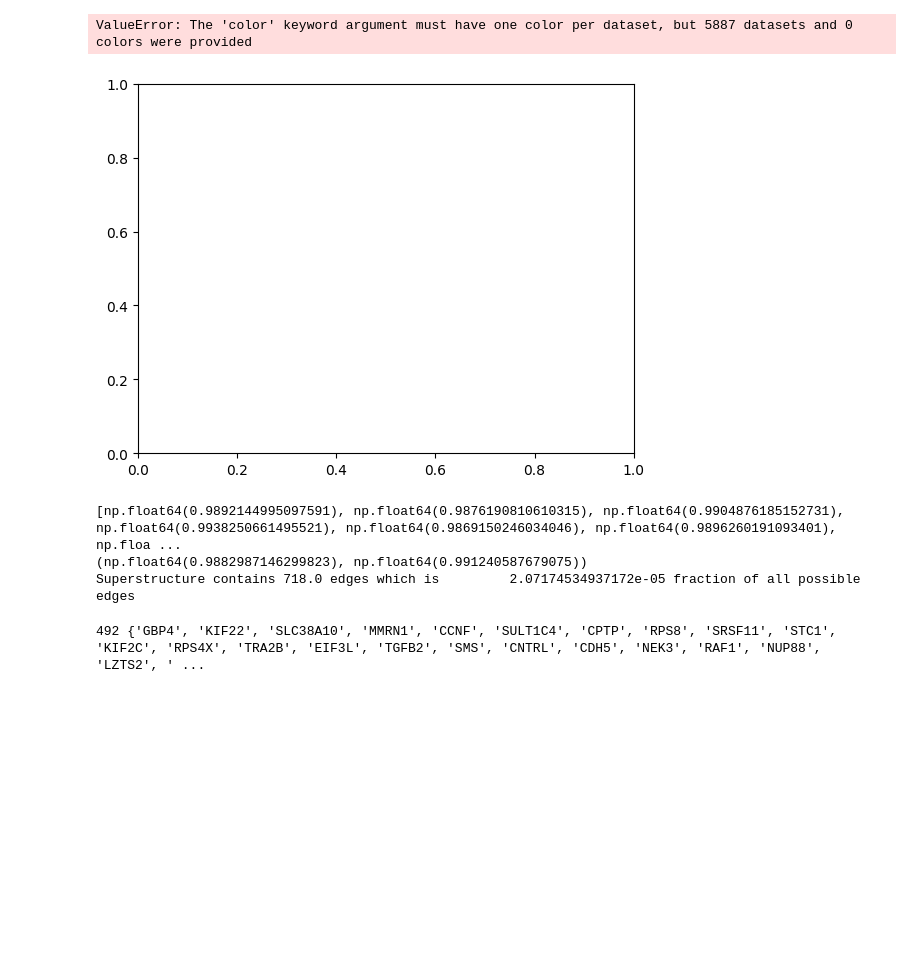
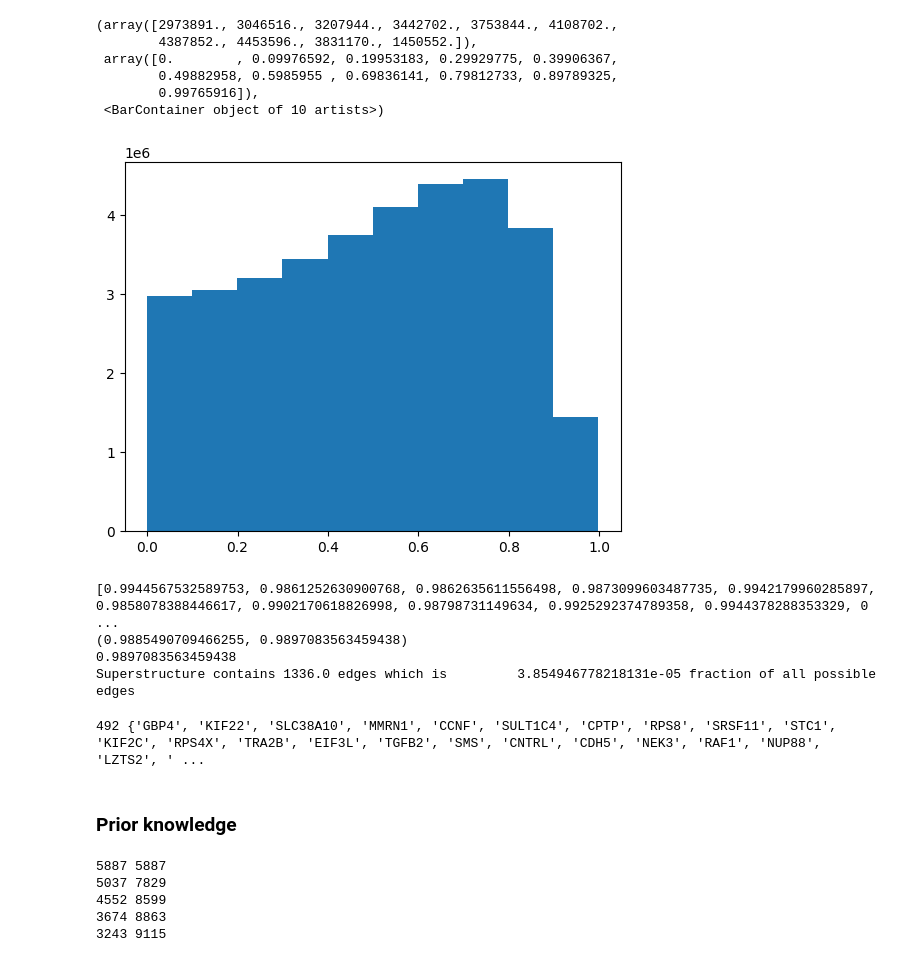
Before and after one commit to shahashka/lucid_cd, a Jupyter notebook: data/superstructure.ipynb, the cells around one changed output. Saved outputs shown, nothing was run; the diff lists cells and outputs as text; code cells hidden in the pictures; blank space fills up the shorter version.

```diff
--- a/data/superstructure.ipynb
+++ b/data/superstructure.ipynb
@@ -48,37 +40,39 @@ Name: radiation, dtype: float64
-# %%
-plt.hist(corr_mat, bins=np.arange(-1, 1, 0.1), color=[])
-# %% [output]
-ValueError: The 'color' keyword argument must have one color per dataset, but 5887 datasets and 0 colors were provided
-[figure, removed]
+# %%
+plt.hist(adjacency.flatten())
+# %% [output]
+(array([2973891., 3046516., 3207944., 3442702., 3753844., 4108702.,
+        4387852., 4453596., 3831170., 1450552.]),
+ array([0.        , 0.09976592, 0.19953183, 0.29929775, 0.39906367,
+        0.49882958, 0.5985955 , 0.69836141, 0.79812733, 0.89789325,
+        0.99765916]),
+ <BarContainer object of 10 artists>)
+[figure, added]
 # %%
 random_corr_coef = []
-for i in range(10):
+for i in range(100):
     shuffled_array = df_gene_expression.values
-    [np.random.shuffle(x) for x in shuffled_array]
+    [np.random.shuffle(x) for x in shuffled_array.T]
     shuffled_final_data_set = pd.DataFrame(data=shuffled_array)
-    #sns.heatmap(shuffled_final_data_set, ax=data_ax)
     shuffle_corr_mat = shuffled_final_data_set.corr('pearson', numeric_only=True).to_numpy()
     np.fill_diagonal(shuffle_corr_mat, 0)
-    # print(np.max(np.abs(shuffle_corr_mat)))
-    #sns.heatmap(shuffle_corr_mat, ax=corr_ax)
     assert(np.max(np.abs(shuffle_corr_mat)) < np.max(np.abs(corr_mat)))
-    #plt.hist(shuffle_corr_mat, bins=np.arange(-1, 1, 0.1))
     random_corr_coef.append(np.max(np.abs(shuffle_corr_mat)))
 print(random_corr_coef)
-ci_interval = st.t.interval(0.95, len(random_corr_coef)-1,
+ci_interval = st.t.interval(0.9, len(random_corr_coef)-1,
                             loc=np.mean(random_corr_coef),
                             scale=st.sem(random_corr_coef))
 print(ci_interval)
 cutoff = ci_interval[1]
-
-corr_mat[np.abs(corr_mat)<=cutoff] = 0
-corr_mat[np.abs(corr_mat)>cutoff] = 1
-print(f"Superstructure contains {np.sum(corr_mat)} edges which is \
-        {np.sum(corr_mat)/(corr_mat.shape[1]**2)} fraction of all possible edges")
+print(cutoff)
+adjacency[np.abs(adjacency)<=cutoff] = 0
+adjacency[np.abs(adjacency)>cutoff] = 1
+print(f"Superstructure contains {np.sum(adjacency)} edges which is \
+        {np.sum(adjacency)/(adjacency.shape[1]**2)} fraction of all possible edges")
 # %% [output]
-[np.float64(0.9892144995097591), np.float64(0.9876190810610315), np.float64(0.9904876185152731), np.float64(0.9938250661495521), np.float64(0.9869150246034046), np.float64(0.9896260191093401), np.floa ...
-(np.float64(0.9882987146299823), np.float64(0.991240587679075))
-Superstructure contains 718.0 edges which is         2.07174534937172e-05 fraction of all possible edges
+[0.9944567532589753, 0.9861252630900768, 0.9862635611556498, 0.9873099603487735, 0.9942179960285897, 0.9858078388446617, 0.9902170618826998, 0.98798731149634, 0.9925292374789358, 0.9944378288353329, 0 ...
+(0.9885490709466255, 0.9897083563459438)
+0.9897083563459438
+Superstructure contains 1336.0 edges which is         3.854946778218131e-05 fraction of all possible edges
 # %%
 skeleton = [(i,j) for (i,j) in itertools.product(range(num_genes), range(num_genes)) if corr_mat[i,j] ==1]
 genes = set()
@@ -91,3 +85,5 @@ for (i,j) in skeleton:
 #print(len(genes), genes)
 # %% [output]
 492 {'GBP4', 'KIF22', 'SLC38A10', 'MMRN1', 'CCNF', 'SULT1C4', 'CPTP', 'RPS8', 'SRSF11', 'STC1', 'KIF2C', 'RPS4X', 'TRA2B', 'EIF3L', 'TGFB2', 'SMS', 'CNTRL', 'CDH5', 'NEK3', 'RAF1', 'NUP88', 'LZTS2', ' ...
+# %% [markdown]
+### Prior knowledge
@@ -93,0 +96,14 @@ for (i,j) in skeleton:
+# %%
+overlapping_genes = set(df_A.columns.values)
+all_genes = set(df_A.columns.values)
+print(len(overlapping_genes), len(all_genes))
+for data in [df_B, df_C, df_D, df_E]:
+    overlapping_genes = overlapping_genes.intersection(data.columns.values)
+    all_genes = all_genes.union(data.columns.values)
+    print(len(overlapping_genes), len(all_genes))
+# %% [output]
+5887 5887
+5037 7829
+4552 8599
+3674 8863
+3243 9115
```
Also changed, not shown: parts of 20 cells of this notebook, 35 other files.
